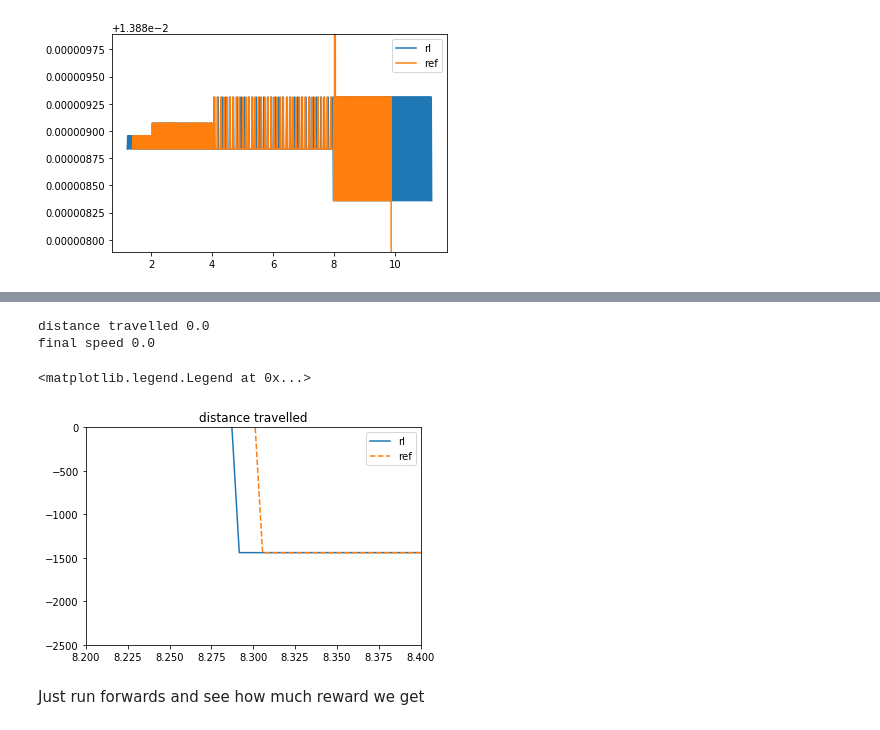
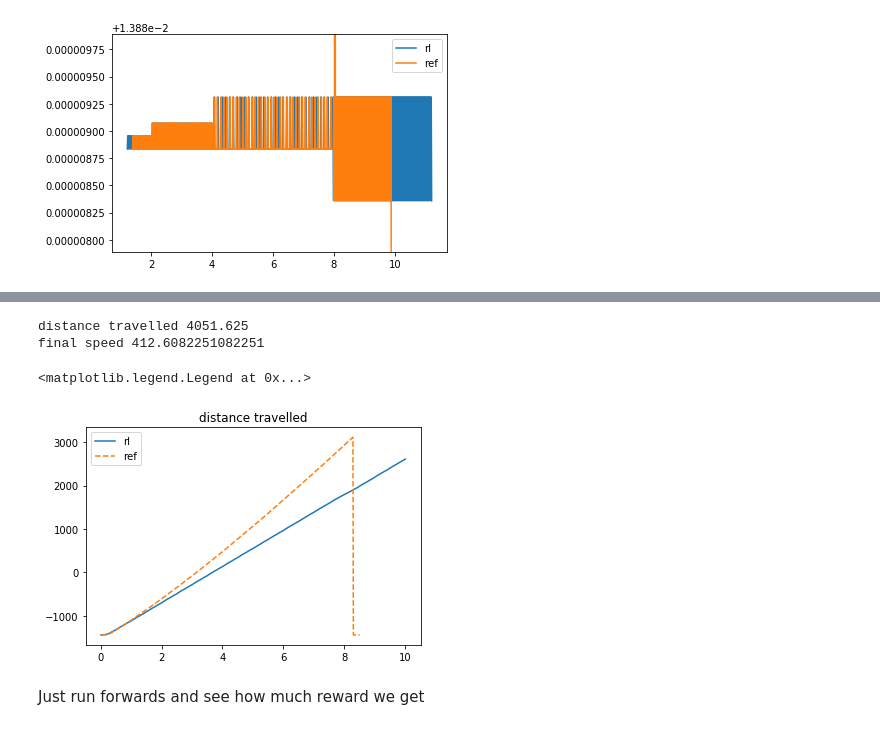
Before and after one commit to matthewearl/q1physrl, a Jupyter notebook: notebooks/RL client.ipynb, the cells around one changed output, grey strips where cells are left out. Drawn from its saved outputs; the diff is of its cells as text; code cells hidden in the pictures.

```diff
--- a/notebooks/RL client.ipynb
+++ b/notebooks/RL client.ipynb
@@ -24,7 +25,7 @@ ray.init()
 config = q1physrl.env.Config(
     num_envs=1,
     auto_jump=False,
-    time_limit=10,
+    time_limit=15,
     key_press_delay=0.3,
     initial_yaw_range=(0, 360),
     max_initial_speed=700.,
@@ -35,6 +36,8 @@ config = q1physrl.env.Config(
     fmove_max=800,
     smove_max=1060,
     smooth_keys=True,
+    allow_jump=False,
+    allow_yaw=False,
 )
 
 trainer = q1physrl.train.make_trainer(q1physrl.train.make_run_config(config))
@@ -111,3 +114,6 @@ DEMO_FILE_NAME = "wr42.dem"
+# %%
+RUN_NAME = "no_jump_no_yaw_corrected"
+DEMO_FILE_NAME = f"{RUN_NAME}.dem"
 # %%
 dataclasses.asdict(config)
 # %% [output]
@@ -246,17 +342,17 @@ plt.plot(t[:, 1], t[:, 2])
 # %%
 print('distance travelled', np.diff(np.array([o[1] for o in origins])).sum())
 print('final speed', np.diff([o[1] for o in origins][-100:]).mean() / 0.014)
 plt.title('distance travelled')
-plt.xlim(8.2, 8.4)
-plt.ylim(-1500 -1000)
+# plt.xlim(8.2, 8.4)
+# plt.ylim(-1500 -1000)
 plt.plot(times - times[0], [o[1] for o in origins], label='rl')
 plt.plot(ref_times - ref_times[0], [o[1] for o in ref_origins], label='ref', linestyle='--')
 plt.legend()
 # %% [output]
-distance travelled 0.0
-final speed 0.0
+distance travelled 4051.625
+final speed 412.6082251082251
 <matplotlib.legend.Legend at 0x...>
-[figure, old version]
+[figure, new version]
 # %% [markdown]
 Just run forwards and see how much reward we get
 # %%
```
Also changed, not shown: parts of 13 cells of this notebook, 3 other files.
